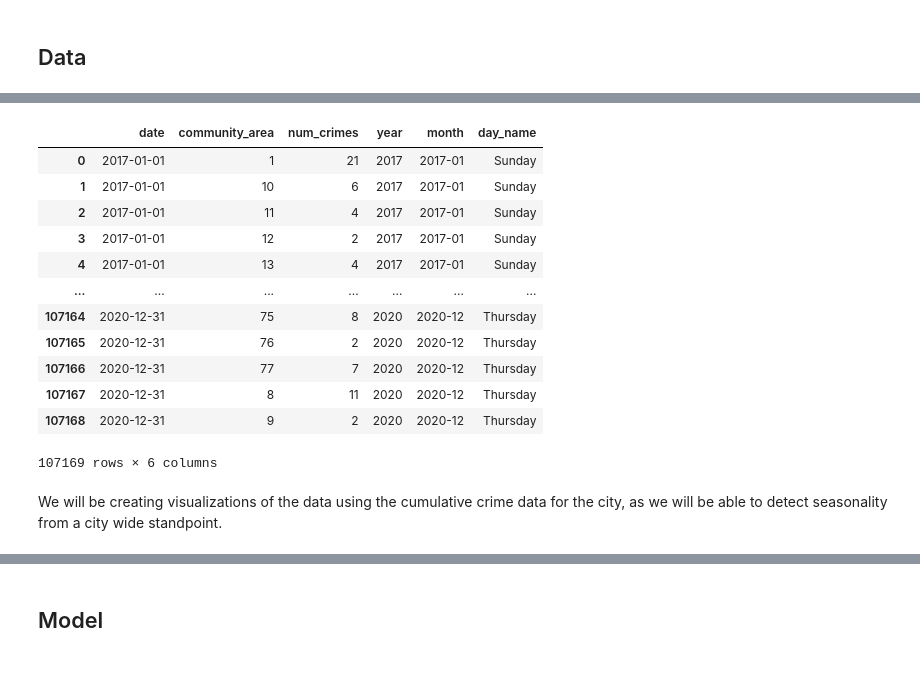
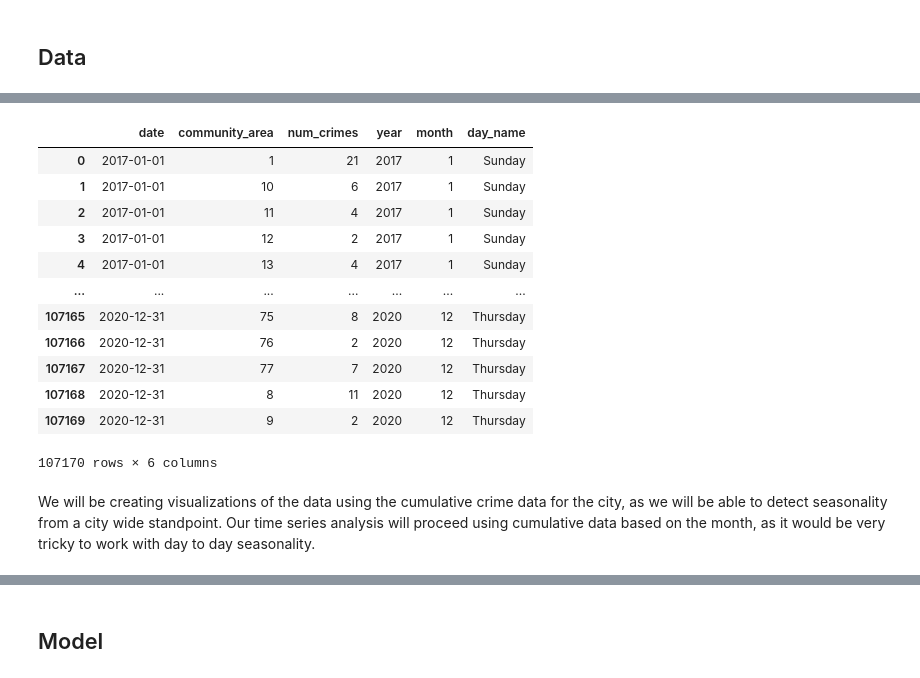
Before and after one commit to Achan40/chicago-crime, a Jupyter notebook: analysis/chicago-crime.ipynb, the cells around one changed output, grey strips where cells are left out. Drawn from its saved outputs; the diff is of its cells as text; code cells hidden in the pictures.

Commit message:
finished seasonal decomposition

```diff
--- a/analysis/chicago-crime.ipynb
+++ b/analysis/chicago-crime.ipynb
@@ -44,37 +44,37 @@ df
 # %%
-# Trasforming data to the the total number of crimes occured each day per community area
+# Data pre-processing: Trasforming data to the the total number of crimes occured each day per community area
 
 # Make a copy of the queried data
 df_new = df
 # The exact time of crime occured is not necessary, we only keep date data
 df_new['date'] = df_new['date'].str[:10]
 # count rows that have the same value, this will give us number of crimes for that community_area for a certain day
 df_new = df_new.groupby(df.columns.tolist(), as_index=False).size()
 # rename columns
 df_new.rename({'size': 'num_crimes'}, axis=1, inplace=True)
 
 # convert to date type
 df_new['date'] = pd.to_datetime(df_new['date'])
-# separate into year, month, day
+# separate into year, month, day categorical variables
 df_new['year'] = df_new['date'].dt.year
-df_new['month'] = df_new['date'].dt.to_period('M')
+df_new['month'] = df_new['date'].dt.month
 df_new['day_name'] = df_new['date'].dt.day_name()
 
 df_new
 # %% [output]
 |  | date | community_area | num_crimes | year | month | day_name |
-| 0 | 2017-01-01 | 1 | 21 | 2017 | 2017-01 | Sunday |
-| 1 | 2017-01-01 | 10 | 6 | 2017 | 2017-01 | Sunday |
-| 2 | 2017-01-01 | 11 | 4 | 2017 | 2017-01 | Sunday |
-| 3 | 2017-01-01 | 12 | 2 | 2017 | 2017-01 | Sunday |
-| 4 | 2017-01-01 | 13 | 4 | 2017 | 2017-01 | Sunday |
+| 0 | 2017-01-01 | 1 | 21 | 2017 | 1 | Sunday |
+| 1 | 2017-01-01 | 10 | 6 | 2017 | 1 | Sunday |
+| 2 | 2017-01-01 | 11 | 4 | 2017 | 1 | Sunday |
+| 3 | 2017-01-01 | 12 | 2 | 2017 | 1 | Sunday |
+| 4 | 2017-01-01 | 13 | 4 | 2017 | 1 | Sunday |
 | ... | ... | ... | ... | ... | ... | ... |
-| 107164 | 2020-12-31 | 75 | 8 | 2020 | 2020-12 | Thursday |
-| 107165 | 2020-12-31 | 76 | 2 | 2020 | 2020-12 | Thursday |
-| 107166 | 2020-12-31 | 77 | 7 | 2020 | 2020-12 | Thursday |
-| 107167 | 2020-12-31 | 8 | 11 | 2020 | 2020-12 | Thursday |
-| 107168 | 2020-12-31 | 9 | 2 | 2020 | 2020-12 | Thursday |
+| 107165 | 2020-12-31 | 75 | 8 | 2020 | 12 | Thursday |
+| 107166 | 2020-12-31 | 76 | 2 | 2020 | 12 | Thursday |
+| 107167 | 2020-12-31 | 77 | 7 | 2020 | 12 | Thursday |
+| 107168 | 2020-12-31 | 8 | 11 | 2020 | 12 | Thursday |
+| 107169 | 2020-12-31 | 9 | 2 | 2020 | 12 | Thursday |
-107169 rows × 6 columns
+107170 rows × 6 columns
 # %% [markdown]
-We will be creating visualizations of the data using the cumulative crime data for the city, as we will be able to detect seasonality from a city wide standpoint.
+We will be creating visualizations of the data using the cumulative crime data for the city, as we will be able to detect seasonality from a city wide standpoint. Our time series analysis will proceed using cumulative data based on the month, as it would be very tricky to work with day to day seasonality.
 # %%
```
Also changed, not shown: parts of 12 cells of this notebook.
